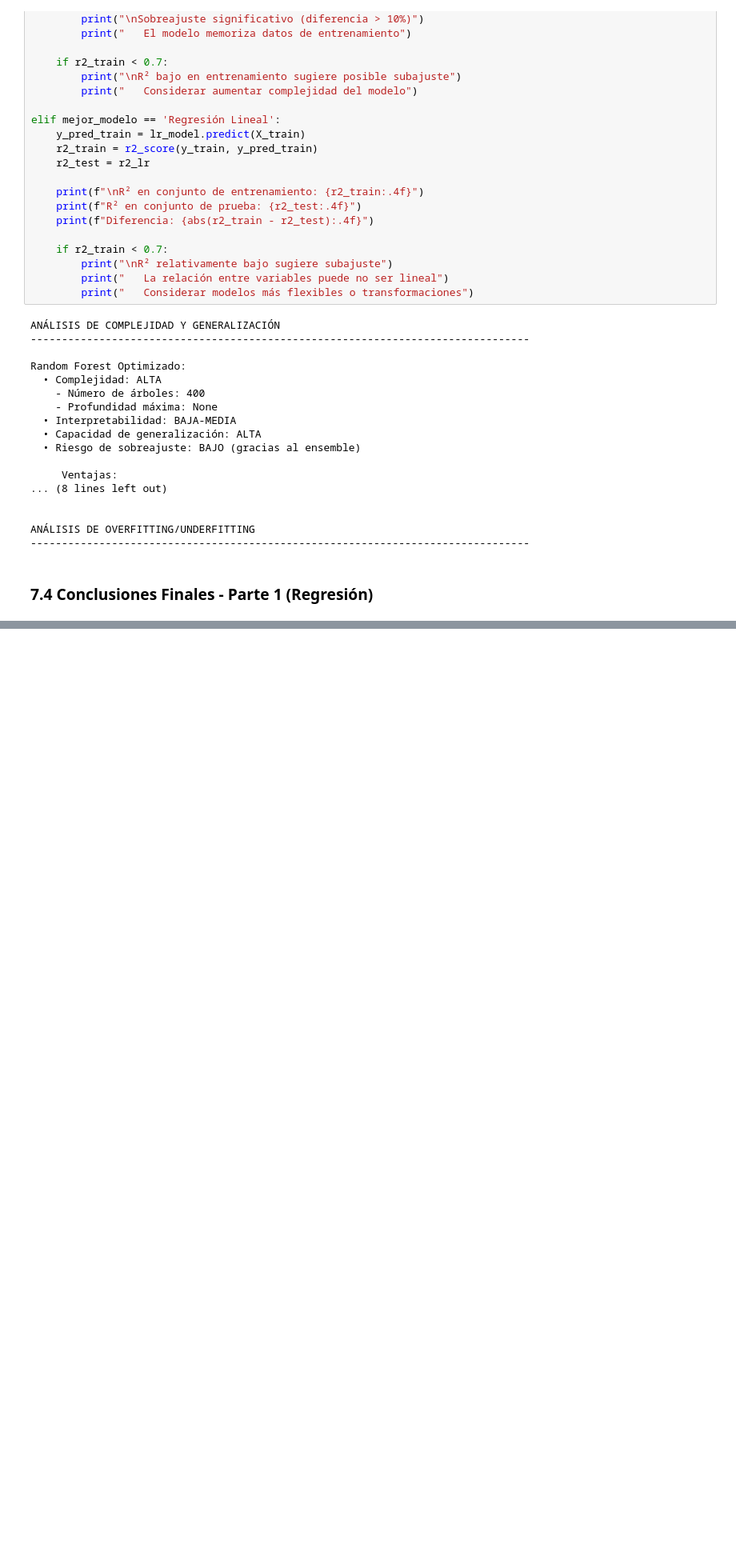
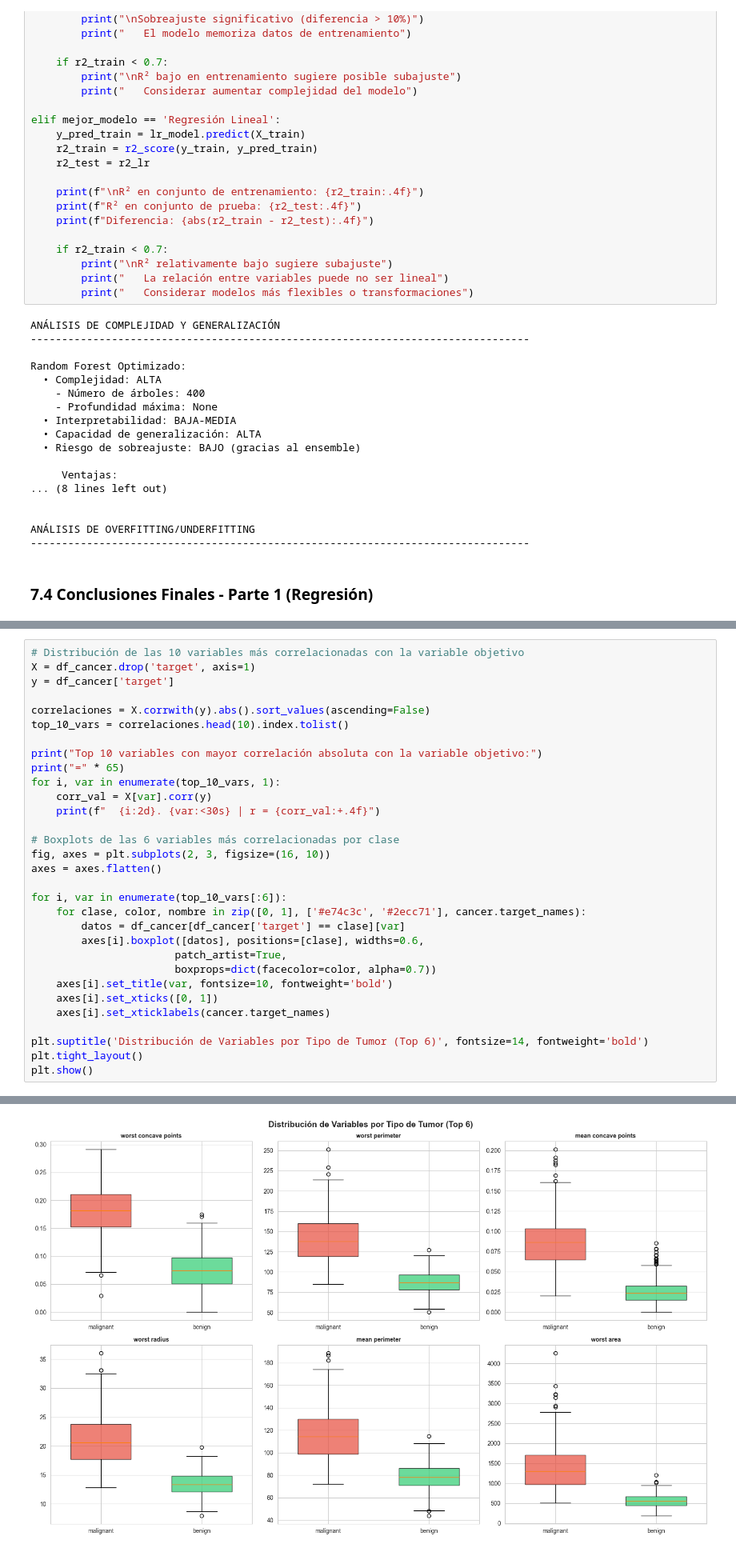
Before and after one commit to Fercho1118/Lab-Aprendizaje-Supervisado, a Jupyter notebook: Laboratorio_Aprendizaje_Supervisado.ipynb, the cells around one changed output, grey strips where cells are left out. Shown at 80% size. Cells and saved outputs as stored; diff of their text form; blank space fills up the shorter version.

```diff
--- a/Laboratorio_Aprendizaje_Supervisado.ipynb
+++ b/Laboratorio_Aprendizaje_Supervisado.ipynb
@@ -1481,0 +1634,32 @@ Parte 1 (Regresión) completada exitosamente
+# %%
+# Distribución de las 10 variables más correlacionadas con la variable objetivo
+X = df_cancer.drop('target', axis=1)
+y = df_cancer['target']
+
+correlaciones = X.corrwith(y).abs().sort_values(ascending=False)
+top_10_vars = correlaciones.head(10).index.tolist()
+
+print("Top 10 variables con mayor correlación absoluta con la variable objetivo:")
+print("=" * 65)
+for i, var in enumerate(top_10_vars, 1):
+    corr_val = X[var].corr(y)
+    print(f"  {i:2d}. {var:<30s} | r = {corr_val:+.4f}")
+
+# Boxplots de las 6 variables más correlacionadas por clase
+fig, axes = plt.subplots(2, 3, figsize=(16, 10))
+axes = axes.flatten()
+
+for i, var in enumerate(top_10_vars[:6]):
+    for clase, color, nombre in zip([0, 1], ['#e74c3c', '#2ecc71'], cancer.target_names):
+        datos = df_cancer[df_cancer['target'] == clase][var]
+        axes[i].boxplot([datos], positions=[clase], widths=0.6,
+                       patch_artist=True,
+                       boxprops=dict(facecolor=color, alpha=0.7))
+    axes[i].set_title(var, fontsize=10, fontweight='bold')
+    axes[i].set_xticks([0, 1])
+    axes[i].set_xticklabels(cancer.target_names)
+
+plt.suptitle('Distribución de Variables por Tipo de Tumor (Top 6)', fontsize=14, fontweight='bold')
+plt.tight_layout()
+plt.show()
+# %% [output]
@@ -1481,0 +1678 @@ Parte 1 (Regresión) completada exitosamente
+[figure, added]
```
Also changed, not shown: parts of 41 cells of this notebook.
